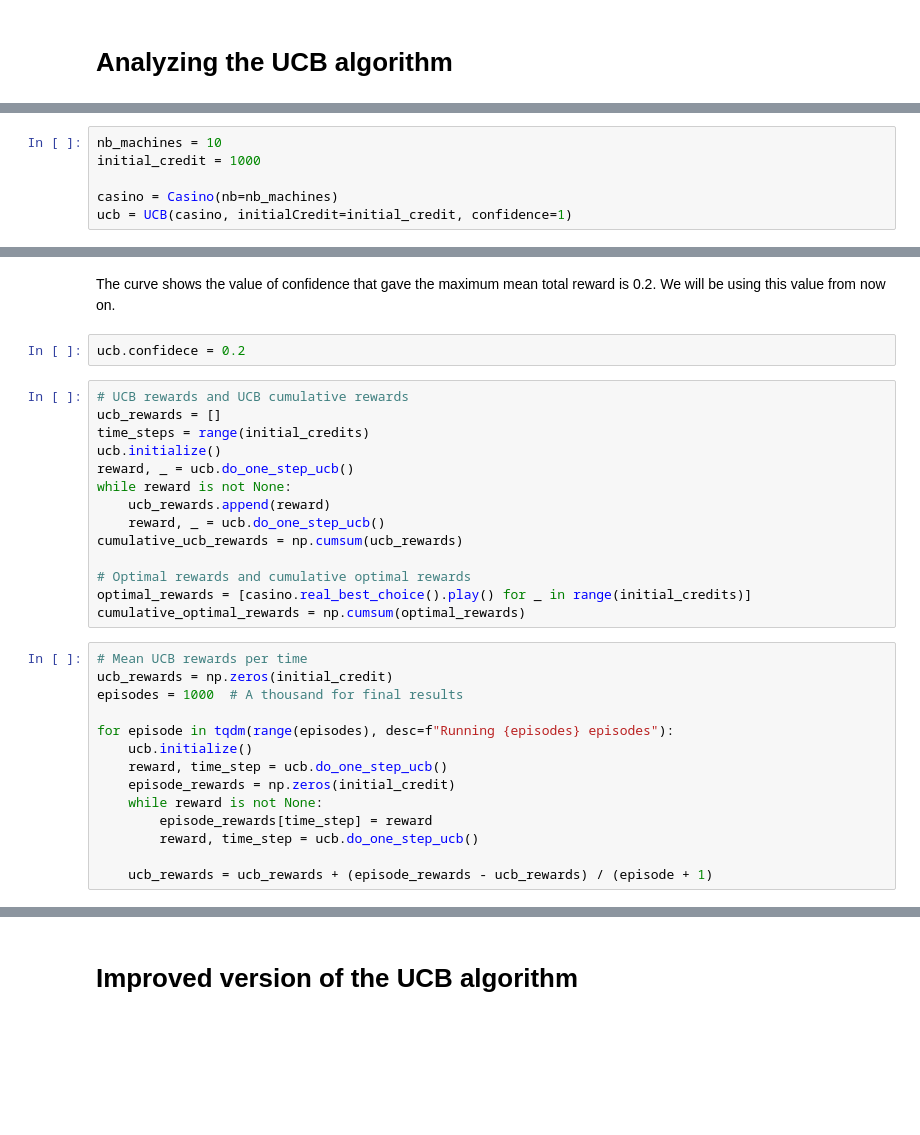
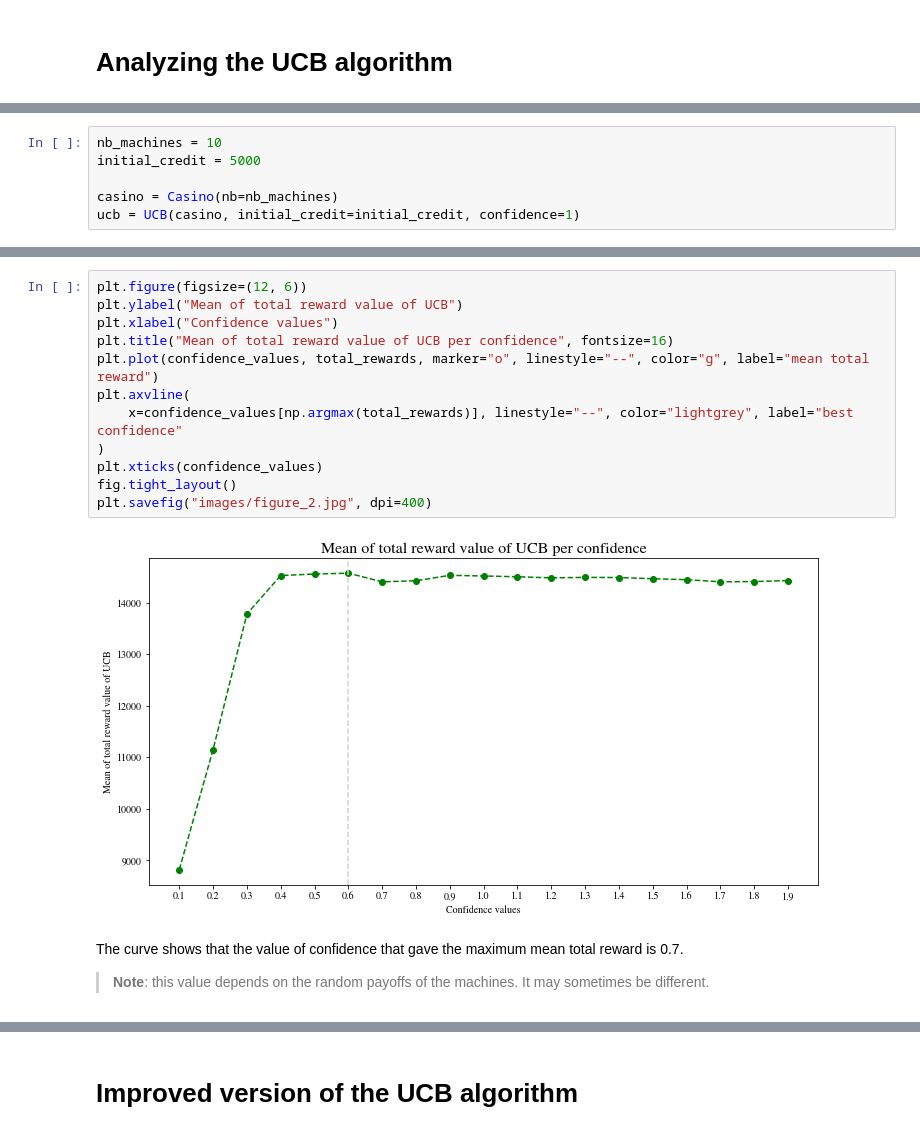
Before and after one commit to jizekki/monte-carlo, a Jupyter notebook: notebook.ipynb, the cells around one changed output, grey strips where cells are left out. Saved outputs shown, nothing was run; the diff lists cells and outputs as text; blank space fills up the shorter version.

```diff
--- a/notebook.ipynb
+++ b/notebook.ipynb
@@ -22,7 +49,7 @@ from IPython.core.pylabtools import figsize
 # %%
 nb_machines = 10
-initial_credit = 1000
+initial_credit = 5000
 
 casino = Casino(nb=nb_machines)
-ucb = UCB(casino, initialCredit=initial_credit, confidence=1)
+ucb = UCB(casino, initial_credit=initial_credit, confidence=1)
 # %% [markdown]
@@ -57,32 +71,17 @@ fig.tight_layout()
+# %%
+plt.figure(figsize=(12, 6))
+plt.ylabel("Mean of total reward value of UCB")
+plt.xlabel("Confidence values")
+plt.title("Mean of total reward value of UCB per confidence", fontsize=16)
+plt.plot(confidence_values, total_rewards, marker="o", linestyle="--", color="g", label="mean total reward")
+plt.axvline(
+    x=confidence_values[np.argmax(total_rewards)], linestyle="--", color="lightgrey", label="best confidence"
+)
+plt.xticks(confidence_values)
+fig.tight_layout()
+plt.savefig("images/figure_2.jpg", dpi=400)
+# %% [output]
+[figure, added]
 # %% [markdown]
-The curve shows the value of confidence that gave the maximum mean total reward is 0.2. We will be using this value from now on.
+The curve shows that the value of confidence that gave the maximum mean total reward is 0.7.
+> **Note**: this value depends on the random payoffs of the machines. It may sometimes be different.
-# %%
-ucb.confidece = 0.2
-# %%
-# UCB rewards and UCB cumulative rewards
-ucb_rewards = []
-time_steps = range(initial_credits)
-ucb.initialize()
-reward, _ = ucb.do_one_step_ucb()
-while reward is not None:
-    ucb_rewards.append(reward)
-    reward, _ = ucb.do_one_step_ucb()
-cumulative_ucb_rewards = np.cumsum(ucb_rewards)
-
-# Optimal rewards and cumulative optimal rewards
-optimal_rewards = [casino.real_best_choice().play() for _ in range(initial_credits)]
-cumulative_optimal_rewards = np.cumsum(optimal_rewards)
-# %%
-# Mean UCB rewards per time
-ucb_rewards = np.zeros(initial_credit)
-episodes = 1000  # A thousand for final results
-
-for episode in tqdm(range(episodes), desc=f"Running {episodes} episodes"):
-    ucb.initialize()
-    reward, time_step = ucb.do_one_step_ucb()
-    episode_rewards = np.zeros(initial_credit)
-    while reward is not None:
-        episode_rewards[time_step] = reward
-        reward, time_step = ucb.do_one_step_ucb()
-
-    ucb_rewards = ucb_rewards + (episode_rewards - ucb_rewards) / (episode + 1)
```
Also changed, not shown: parts of 17 cells of this notebook, 10 other files.
